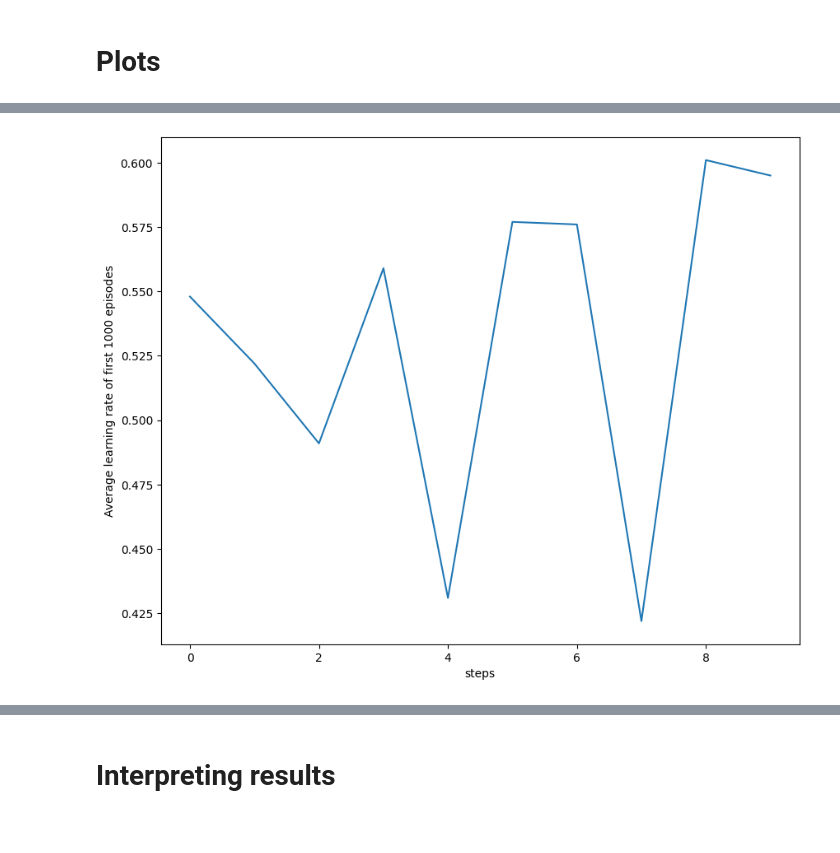
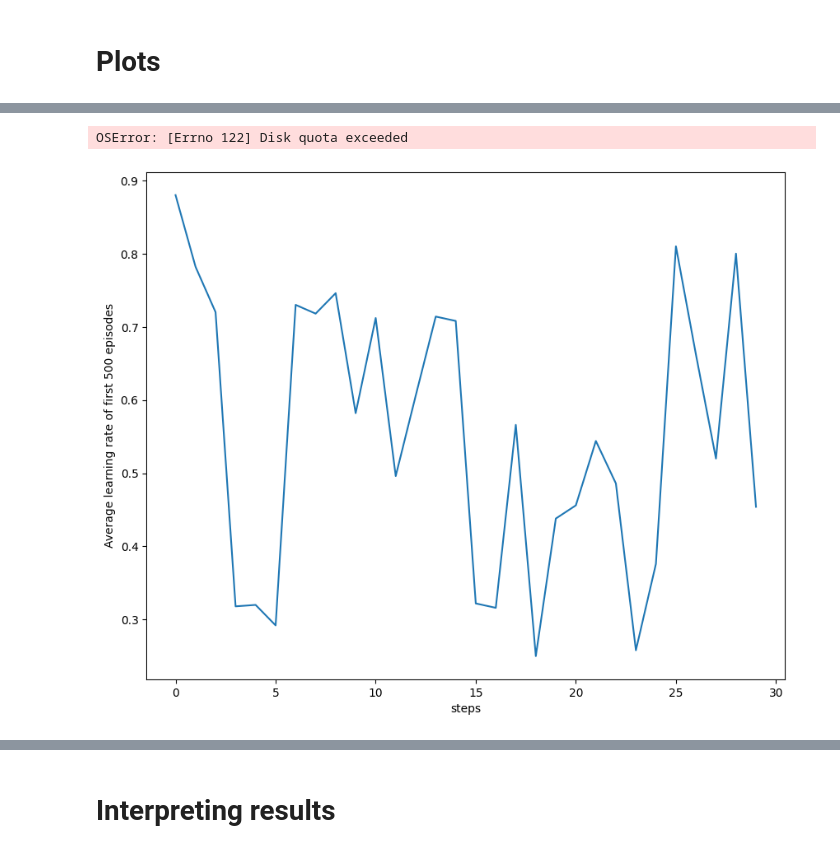
Before and after one commit to kittyfungg/4yp, a Jupyter notebook: Batch/Rmax-arch1_batch_limitedtraj.ipynb, the cells around one changed output, grey strips where cells are left out. Saved outputs shown, nothing was run; the diff lists cells and outputs as text; code cells hidden in the pictures.

```diff
--- a/Batch/Rmax-arch1_batch_limitedtraj.ipynb
+++ b/Batch/Rmax-arch1_batch_limitedtraj.ipynb
@@ -32,30 +32,31 @@ def Boltzmann(arr):
         action_value[b] = np.random.choice(np.arange(arr.shape[1]), p=prob[b])
     return action_value
 # %%
-bs = 3
+bs = 1
 inner_gamma = 0         #inner game discount factor, 0 since it's a one shot game
 meta_gamma = 0         #meta game discount factor
 meta_alpha = 0.4          #meta game learning rate
 R_max = 1
 rmax_error = 0.5
-meta_epi = 5000
-meta_steps = 10
+meta_epi = 15000
+meta_steps = 30
 
+game = "MP"
 epsilon = 0.8
 radius = 1              #radius for discretization, assuming radius>1
-hist_step= 3
+hist_step= 2
 # %%
 #reward tensor for plotting purposes [bs, episode, step, agents]
 plot_rew = np.zeros((bs, meta_epi, meta_steps, 2))
 
 # creating environment
-env = MetaGamesLimitedtraj(bs, hist_step, meta_steps)
+env = MetaGamesLimitedtraj(bs, hist_step, meta_steps, game)
 
 # creating rmax agent
 memory = Memory()
 rmax = RmaxAgentTraj(R_max, bs, meta_steps, meta_gamma, inner_gamma, radius, epsilon, rmax_error, hist_step)
 # %%
-for episode in tqdm(range(meta_epi)): #for each meta-episode
+for episode in tqdm(range(meta_epi), miniters=int(meta_epi/100)) : #for each meta-episode
     #reset environment
     #initialise meta-state and meta-action randomly
     meta_s = env.reset()
@@ -177,17 +151,18 @@ figure2.set_size_inches(10, 8)
 # %%
+plt.clf()
 #generate learning curve at start of batch 0
 plot_rew_epi_start = np.mean(plot_rew[0, :int(meta_epi*0.1), :, 0], axis=0)
 fig_handle = plt.plot(plot_rew_epi_start)
 
 plt.xlabel("steps")
 
 plt.ylabel("Average learning rate of first " + str(int(meta_epi*0.1)) + " episodes")
 
 figure3 = plt.gcf() # get current figure
 figure3.set_size_inches(10, 8)
 
-#plt.savefig('inner_gamma' + str(inner_gamma) + '_rad' + str(radius) + '_' + str(meta_epi) + '_' + str(meta_steps) + '_first_epi_mp1.png' , dpi = 100)
-#plt.clf()
+figure3.savefig('inner_gamma' + str(inner_gamma) + '_rad' + str(radius) + '_' + str(meta_epi) + '_' + str(meta_steps) + '_first_epi_mp1.png' , dpi = 100)
 # %% [output]
+OSError: [Errno 122] Disk quota exceeded
-[figure, old version]
+[figure, new version]
 # %%
```
Also changed, not shown: parts of 11 cells of this notebook, 4 other files.
